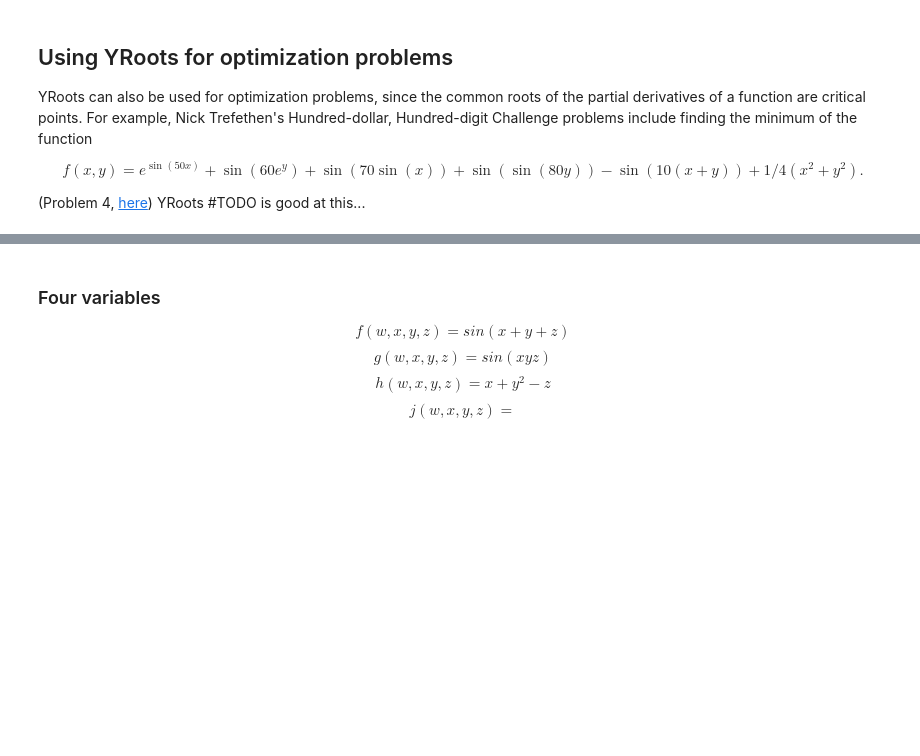
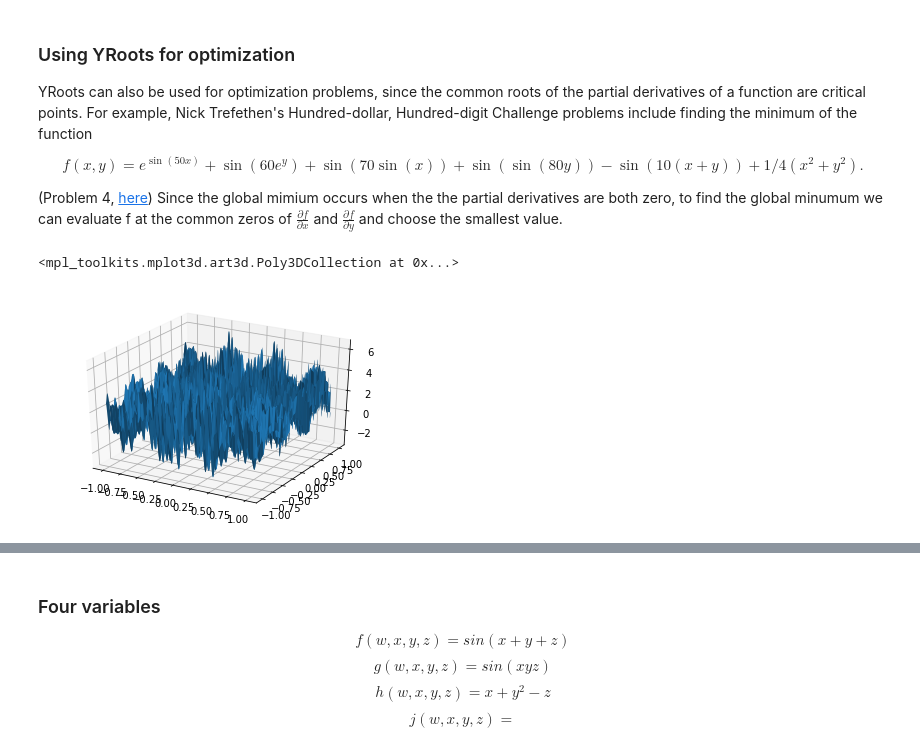
Before and after one commit to tylerjarvis/RootFinding, a Jupyter notebook: DemoNotebook.ipynb, the cells around one changed output, grey strips where cells are left out. Cells and saved outputs as stored; diff of their text form; code cells hidden in the pictures; blank space fills up the shorter version.

```diff
--- a/DemoNotebook.ipynb
+++ b/DemoNotebook.ipynb
@@ -141,11 +267,11 @@ Wall time: 1min 29s
 # %% [markdown]
-## Using YRoots for optimization problems
+### Using YRoots for optimization
 
 YRoots can also be used for optimization problems, since the common roots of the partial derivatives of a function are critical points. For example, Nick Trefethen's Hundred-dollar, Hundred-digit Challenge problems include finding the minimum of the function
 
 $$f(x,y) = e^{\sin(50x)} + \sin(60e^y) + \sin(70 \sin (x))+\sin(\sin(80y)) - \sin(10(x+y)) + 1/4(x^2 + y^2).$$
 
-(Problem 4, [here](https://en.wikipedia.org/wiki/Hundred-dollar,_Hundred-digit_Challenge_problems)) YRoots #TODO is good at this...
+(Problem 4, [here](https://en.wikipedia.org/wiki/Hundred-dollar,_Hundred-digit_Challenge_problems)) Since the global mimium occurs when the the partial derivatives are both zero, to find the global minumum we can evaluate f at the common zeros of $\frac{\partial f}{\partial x}$ and $\frac{\partial f}{\partial y}$ and choose the smallest value.
 # %%
 #define function
 f = lambda x,y : np.exp(np.sin(50*x)) + np.sin(60*np.exp(y)) + np.sin(70*np.sin(x)) + np.sin(np.sin(80*y)) \
@@ -163,0 +283,11 @@ yr.solve([fx,fy],low,upp,plot=True,plot_intervals=True)
+# %%
+#3D plot of the function to optimize
+x = np.linspace(-1,1, 1000)
+X, Y = np.meshgrid(x, x)
+
+fig = plt.figure()
+ax = fig.add_subplot(1,1,1, projection='3d')
+ax.plot_surface(X, Y, f(X,Y))
+# %% [output]
+<mpl_toolkits.mplot3d.art3d.Poly3DCollection at 0x...>
+[figure, added]
```
Also changed, not shown: parts of 42 cells of this notebook.
